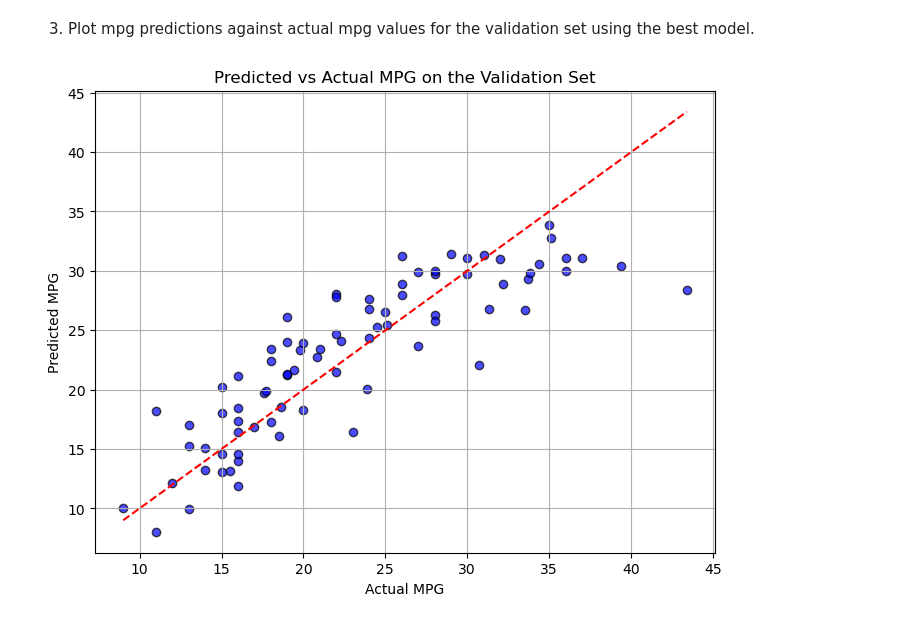
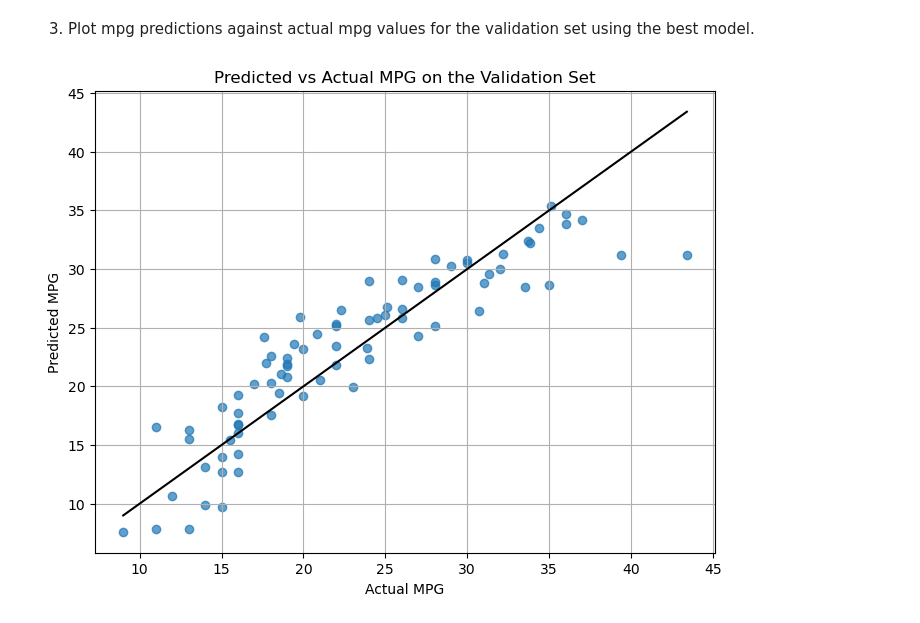
Before and after one commit to qiqin4/PSY9511, a Jupyter notebook: Assignment3.ipynb, the cells around one changed output. Cells and saved outputs as stored; diff of their text form; code cells hidden in the pictures.

```diff
--- a/Assignment3.ipynb
+++ b/Assignment3.ipynb
@@ -48,11 +48,0 @@ for col in predictors:
-# %%
-# Standardize the predictors in the training set using z-score standardization.
-for col in predictors:
-    print(f'{col}: {np.mean(train_data[col]):.2f} ({np.std(train_data[col]):.2f})')
-
-# z-score standardization
-for col in predictors:
-    train_data[col] = (train_data[col] - np.mean(train_data[col])) / np.std(train_data[col])
-
-for col in predictors:
-    print(f'{col} after: {np.mean(train_data[col]):.2f} ({np.std(train_data[col]):.2f})')
@@ -74,10 +48,0 @@ year after: 0.00 (1.00)
-# %%
-for col in predictors:
-    print(f'{col}: {np.mean(train_data[col]):.2f} ({np.std(train_data[col]):.2f})')
-
-# z-score standardization
-for col in predictors:
-    val_data[col] = (train_data[col] - np.mean(train_data[col])) / np.std(train_data[col])
-
-for col in predictors:
-    print(f'{col} after: {np.mean(train_data[col]):.2f} ({np.std(train_data[col]):.2f})')
@@ -97,3 +49,8 @@ year after: 0.00 (1.00)
+# %%
+# Standardize predictors for both training and validation sets based on training set
+scaler = StandardScaler()
+train_data[predictors] = scaler.fit_transform(train_data[predictors])
+val_data[predictors] = scaler.transform(val_data[predictors])
 # %% [markdown]
 7. Reflection: Discuss briefly why it is a good idea (or even necessary?) to standardize the variables before fitting the LASSO models in assignment 2. Why do we mean-fill and standardize the validation set based on information from the training set?
 
@@ -218,25 +182,25 @@ Optimal sets of predictors using Backward Stepwise Selection based on MAE:
 3. Plot mpg predictions against actual mpg values for the validation set using the best model.
 # %%
 
-best_predictors = current_predictors  # The final set of predictors from the loop
+best_predictors = ['horsepower', 'weight', 'acceleration', 'year']
 
 # Train the final model using the best predictors
 best_model = LinearRegression()
 best_model.fit(train_data[best_predictors], train_data[target])
 
 # Make predictions on the validation set
 val_predictions = best_model.predict(val_data[best_predictors])
 
 # Plotting the predicted vs actual mpg values
 plt.figure(figsize=(8, 6))
-plt.scatter(val_data[target], val_predictions, alpha=0.7, color='blue', edgecolors='black')
+plt.scatter(val_data[target], val_predictions, alpha=0.7)
 plt.plot([val_data[target].min(), val_data[target].max()],
          [val_data[target].min(), val_data[target].max()],
-         color='red', linestyle='--')  # Line where predicted = actual
+         color='black')
 plt.xlabel("Actual MPG")
 plt.ylabel("Predicted MPG")
 plt.title("Predicted vs Actual MPG on the Validation Set")
 plt.grid(True)
 plt.show()
 # %% [output]
-[figure, old version]
+[figure, new version]
```
Also changed, not shown: parts of 21 cells of this notebook, 16 other files.
